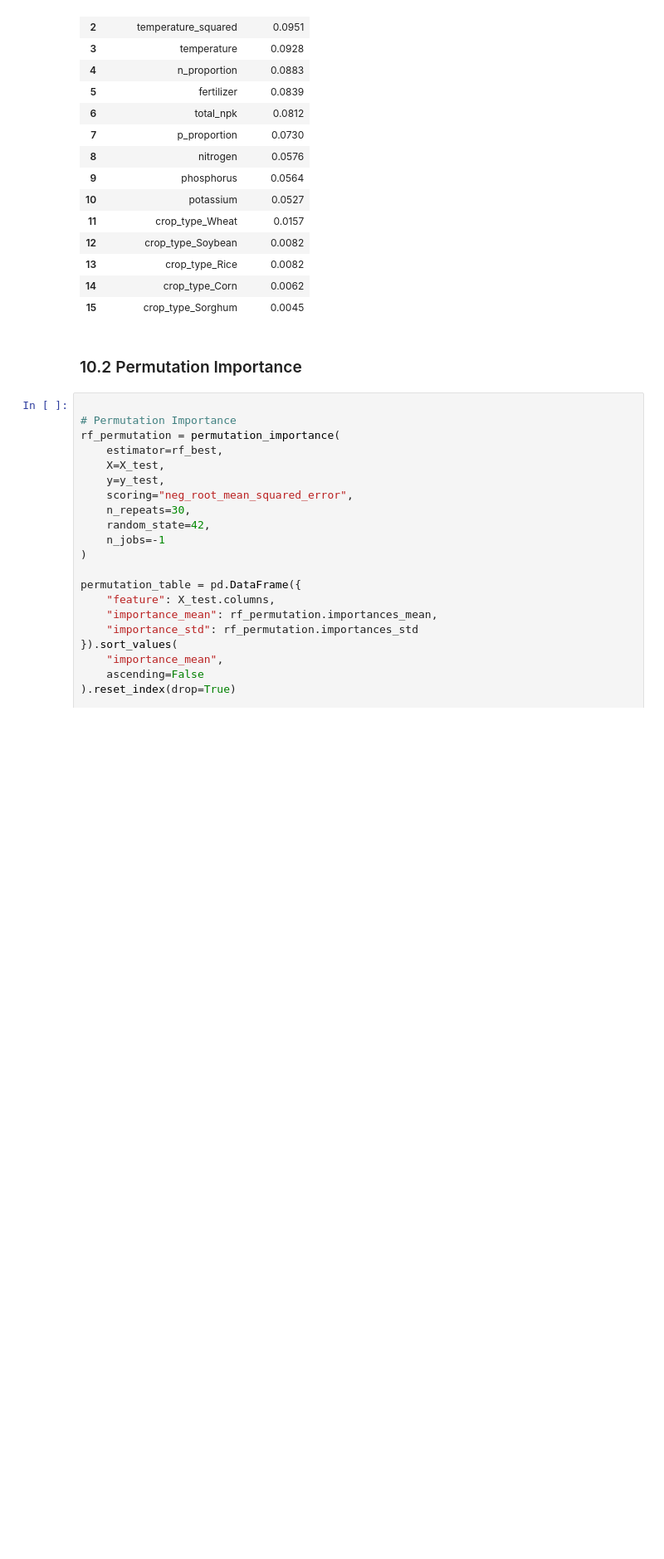
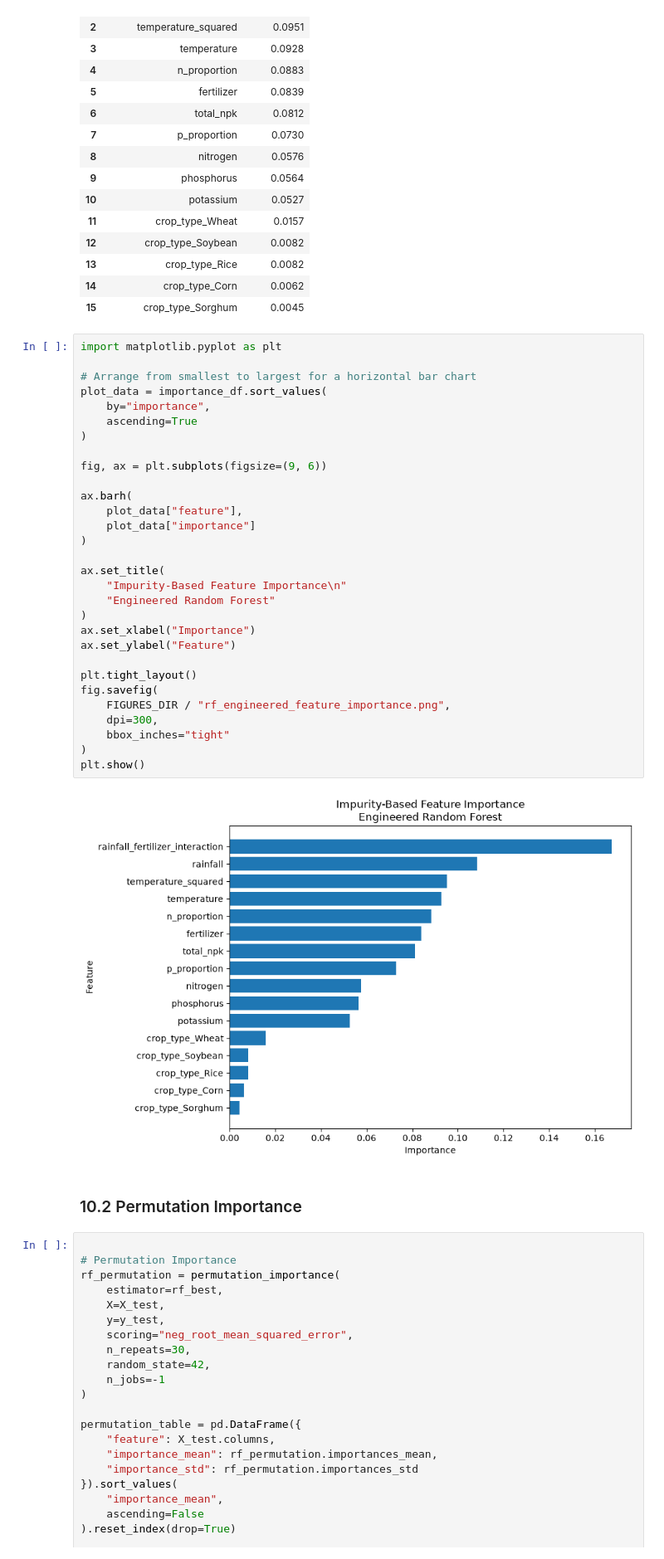
Before and after one commit to Ronkecrown/gamma2-crop-yield-prediction, a Jupyter notebook: notebooks/05b_random_forest_engineered.ipynb, the cells around one changed output. Shown at 83% size. Drawn from its saved outputs; the diff is of its cells as text; blank space fills up the shorter version.

```diff
--- a/notebooks/05b_random_forest_engineered.ipynb
+++ b/notebooks/05b_random_forest_engineered.ipynb
@@ -548,6 +605,38 @@ display(
 | 13 | crop_type_Rice | 0.0082 |
 | 14 | crop_type_Corn | 0.0062 |
 | 15 | crop_type_Sorghum | 0.0045 |
+# %%
+import matplotlib.pyplot as plt
+
+# Arrange from smallest to largest for a horizontal bar chart
+plot_data = importance_df.sort_values(
+    by="importance",
+    ascending=True
+)
+
+fig, ax = plt.subplots(figsize=(9, 6))
+
+ax.barh(
+    plot_data["feature"],
+    plot_data["importance"]
+)
+
+ax.set_title(
+    "Impurity-Based Feature Importance\n"
+    "Engineered Random Forest"
+)
+ax.set_xlabel("Importance")
+ax.set_ylabel("Feature")
+
+plt.tight_layout()
+fig.savefig(
+    FIGURES_DIR / "rf_engineered_feature_importance.png",
+    dpi=300,
+    bbox_inches="tight"
+)
+plt.show()
+# %% [output]
+[figure, added]
 # %% [markdown]
 ### 10.2 Permutation Importance
 # %%
```
Also changed, not shown: parts of 8 cells of this notebook, 1 other file.
